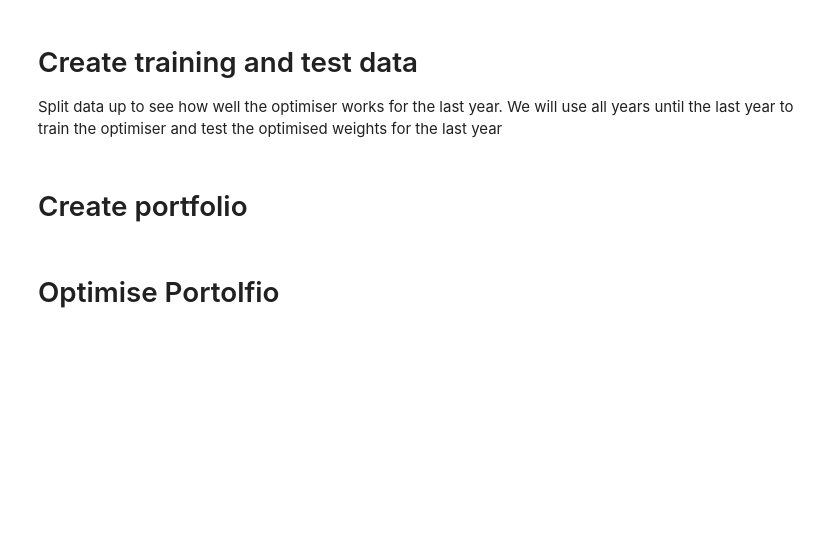
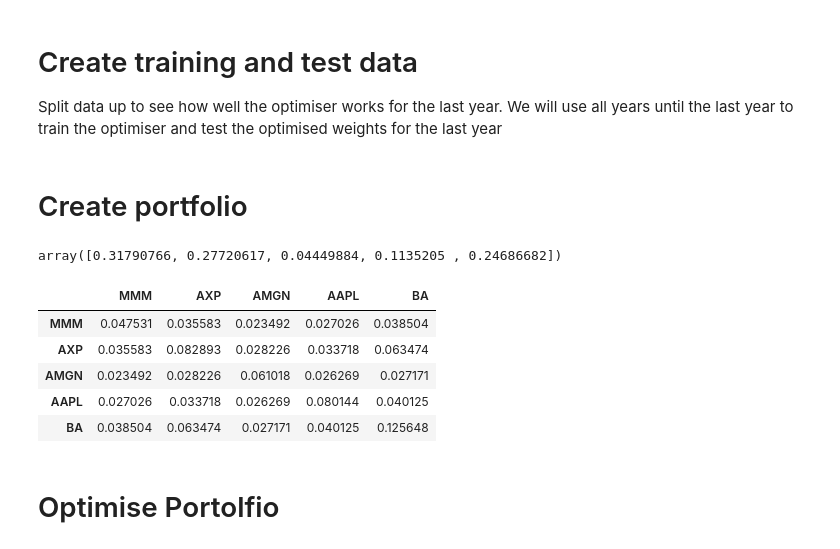
Before and after one commit to syed-hussain-93/portfolio-optimiser, a Jupyter notebook: notebooks/Portfolio Optimiser.ipynb, the cells around one changed output. Drawn from its saved outputs; the diff is of its cells as text; code cells hidden in the pictures; blank space fills up the shorter version.

```diff
--- a/notebooks/Portfolio Optimiser.ipynb
+++ b/notebooks/Portfolio Optimiser.ipynb
@@ -77,5 +75,17 @@ def yf_retrieve_data(ticker_list,date_range):
 # %%
-ticker_list = ["AAPL", "FB", "AMZN", "NFLX", "GOOG", "KO"]
-date_range = ("2010-01-01", "2022-01-01")
-data = yf_retrieve_data(ticker_list, date_range)
+database_name = 'DJIA'
+djia = Database(database_name)
+
+
+if not os.path.exists(f'../data/{database_name}.db'):
+    date_range = ['2010-01-01', '2022-01-01']
+    ticker_list = get_ticker_symbols('DJIA') + ['^GSPC']
+    # Create database instance
+    djia = Database('DJIA')
+    djia.add_stock_to_database(ticker_list, start= date_range[0], end=date_range[1])
+    djia.update_database()
+
+else:
+    djia.update_database()
+    ticker_list = djia.get_ticker_list()
 # %% [output]
@@ -105,3 +132,17 @@ portfolio = Portfolio([Asset({"name": ticker, "data": data[i] }) for i,ticker in
+# %%
+weights = portfolio.set_random_weights()
+weights
+# %% [output]
+array([0.31790766, 0.27720617, 0.04449884, 0.1135205 , 0.24686682])
+# %%
+portfolio.covariance_matrix()
+# %% [output]
+|  | MMM | AXP | AMGN | AAPL | BA |
+| MMM | 0.047531 | 0.035583 | 0.023492 | 0.027026 | 0.038504 |
+| AXP | 0.035583 | 0.082893 | 0.028226 | 0.033718 | 0.063474 |
+| AMGN | 0.023492 | 0.028226 | 0.061018 | 0.026269 | 0.027171 |
+| AAPL | 0.027026 | 0.033718 | 0.026269 | 0.080144 | 0.040125 |
+| BA | 0.038504 | 0.063474 | 0.027171 | 0.040125 | 0.125648 |
 # %% [markdown]
 # Optimise Portolfio
 # %%
```
Also changed, not shown: parts of 15 cells of this notebook, 12 other files.
